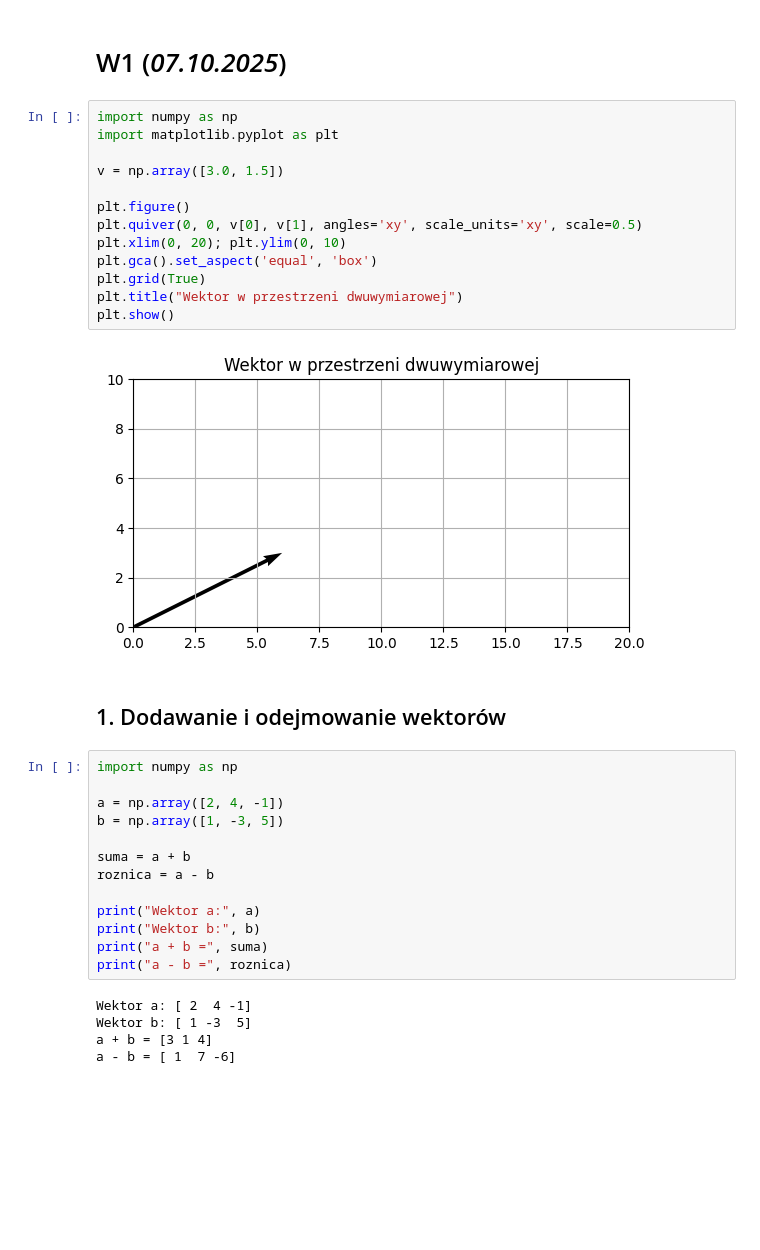
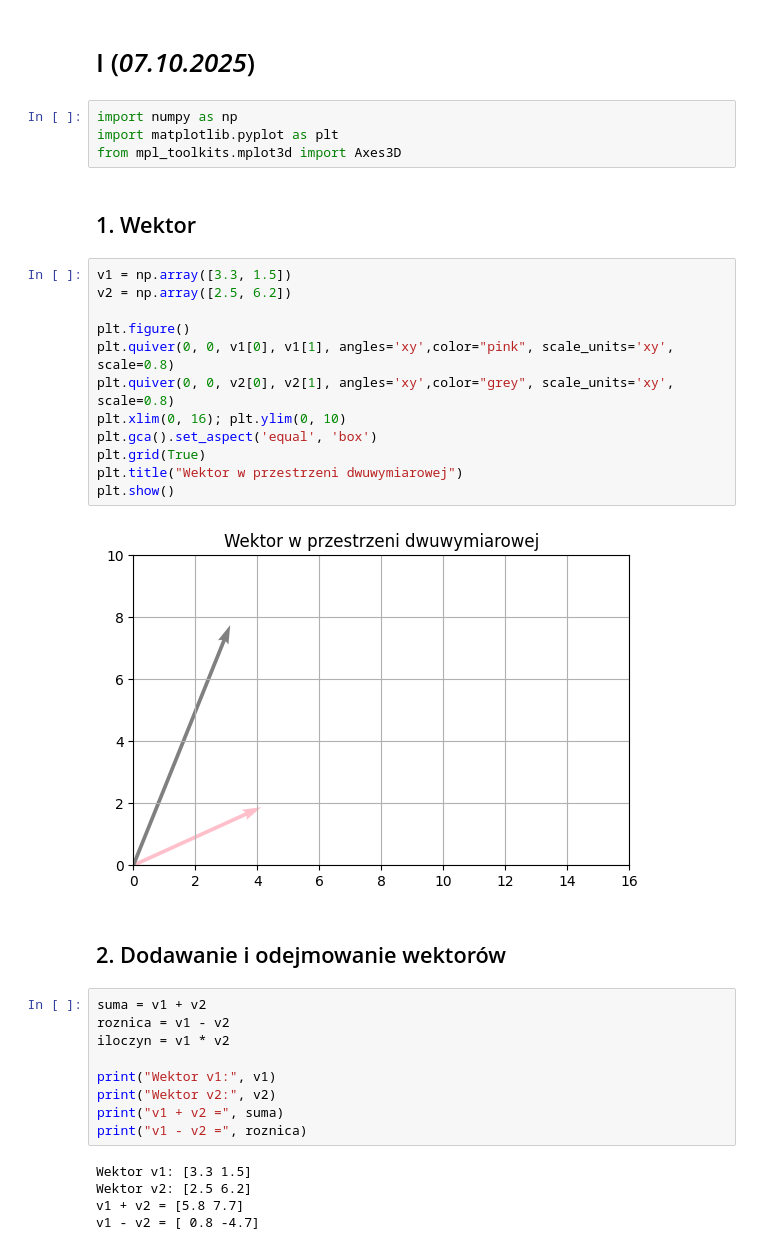
Before and after one commit to szvlinsky/Quantum-Computer-Science, a Jupyter notebook: semester_01/mechanics/notebooks/01_reminder_lesson.ipynb, the cells around one changed output. Drawn from its saved outputs; the diff is of its cells as text; blank space fills up the shorter version.

```diff
--- a/semester_01/mechanics/notebooks/01_reminder_lesson.ipynb
+++ b/semester_01/mechanics/notebooks/01_reminder_lesson.ipynb
@@ -1,38 +1,39 @@
 # %% [markdown]
-# W1 (*07.10.2025*)
+# I  (*07.10.2025*)
+# %%
+import numpy as np
+import matplotlib.pyplot as plt
+from mpl_toolkits.mplot3d import Axes3D
+# %% [markdown]
+## 1. Wektor
 # %%
-import numpy as np
-import matplotlib.pyplot as plt
-
-v = np.array([3.0, 1.5])
+v1 = np.array([3.3, 1.5])
+v2 = np.array([2.5, 6.2])
 
 plt.figure()
-plt.quiver(0, 0, v[0], v[1], angles='xy', scale_units='xy', scale=0.5)
-plt.xlim(0, 20); plt.ylim(0, 10)
+plt.quiver(0, 0, v1[0], v1[1], angles='xy',color="pink", scale_units='xy', scale=0.8)
+plt.quiver(0, 0, v2[0], v2[1], angles='xy',color="grey", scale_units='xy', scale=0.8)
+plt.xlim(0, 16); plt.ylim(0, 10)
 plt.gca().set_aspect('equal', 'box')
 plt.grid(True)
 plt.title("Wektor w przestrzeni dwuwymiarowej")
 plt.show()
 # %% [output]
-[figure, old version]
+[figure, new version]
 # %% [markdown]
-## 1. Dodawanie i odejmowanie wektorów
+## 2. Dodawanie i odejmowanie wektorów
 # %%
-import numpy as np
+suma = v1 + v2
+roznica = v1 - v2
+iloczyn = v1 * v2
 
-a = np.array([2, 4, -1])
-b = np.array([1, -3, 5])
-
-suma = a + b
-roznica = a - b
-
-print("Wektor a:", a)
-print("Wektor b:", b)
-print("a + b =", suma)
-print("a - b =", roznica)
+print("Wektor v1:", v1)
+print("Wektor v2:", v2)
+print("v1 + v2 =", suma)
+print("v1 - v2 =", roznica)
 # %% [output]
-Wektor a: [ 2  4 -1]
-Wektor b: [ 1 -3  5]
-a + b = [3 1 4]
-a - b = [ 1  7 -6]
+Wektor v1: [3.3 1.5]
+Wektor v2: [2.5 6.2]
+v1 + v2 = [5.8 7.7]
+v1 - v2 = [ 0.8 -4.7]
 # %%
```
Also changed, not shown: parts of 4 cells of this notebook.
